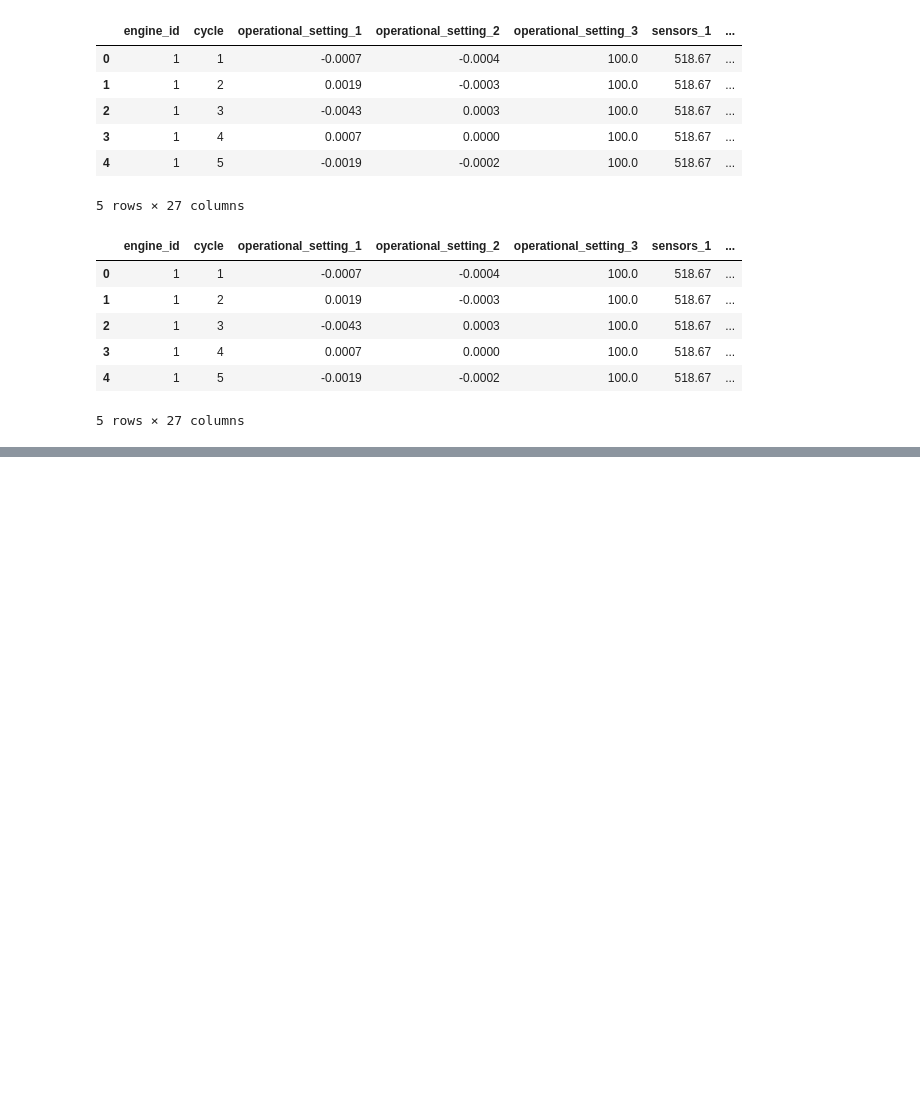
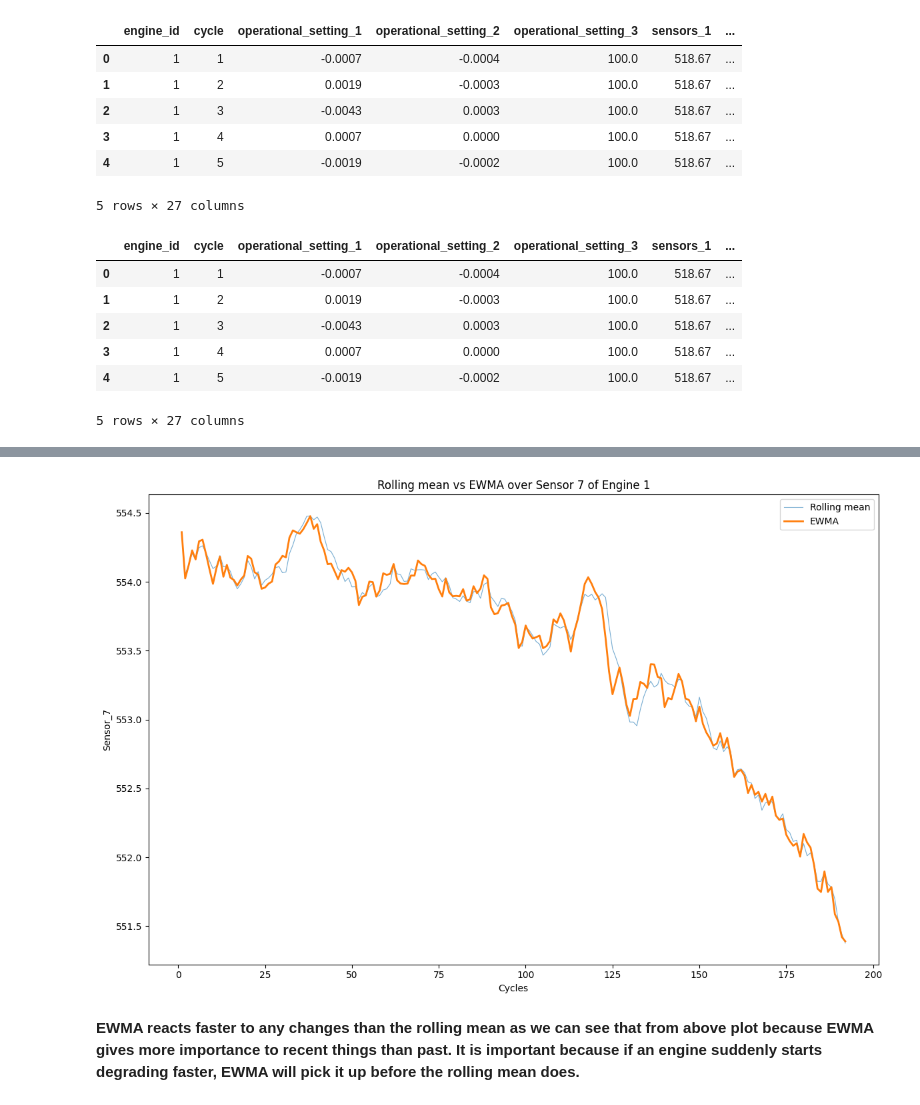
Before and after one commit to rikesh28/predictive_maintenance_engine, a Jupyter notebook: notebooks/02_feature_engineering.ipynb, the cells around one changed output, grey strips where cells are left out. Saved outputs shown, nothing was run; the diff lists cells and outputs as text; code cells hidden in the pictures; blank space fills up the shorter version.

```diff
--- a/notebooks/02_feature_engineering.ipynb
+++ b/notebooks/02_feature_engineering.ipynb
@@ -93,0 +231,8 @@ op_settings = ['operational_setting_1','operational_setting_2','operational_sett
+# %%
+def ewma(df):
+  for sensor in useful_sensors:
+    df[f'{sensor}_ewm'] = df.groupby('engine_id')[sensor].transform(lambda x:x.ewm(span = 10).mean())
+
+  return df
+
+train_df_fd001 = ewma(train_df_fd001)
@@ -93,0 +249,16 @@ op_settings = ['operational_setting_1','operational_setting_2','operational_sett
+# %%
+engine_1 = train_df_fd001[train_df_fd001['engine_id'] == 1].copy()
+
+fig, ax = plt.subplots(figsize = (12, 8))
+ax.plot(engine_1['cycle'], engine_1['sensors_7_rmean_10'], linewidth = 0.8, label = 'Rolling mean', alpha = 0.6)
+ax.plot(engine_1['cycle'], engine_1['sensors_7_ewm'], linewidth = 2, label = 'EWMA')
+ax.set_xlabel('Cycles')
+ax.set_ylabel('Sensor_7')
+ax.set_title('Rolling mean vs EWMA over Sensor 7 of Engine 1')
+ax.legend()
+plt.tight_layout()
+plt.show()
+# %% [output]
+[figure, added]
+# %% [markdown]
+**EWMA reacts faster to any changes than the rolling mean as we can see that from above plot because EWMA gives more importance to recent things than past. It is important because if an engine suddenly starts degrading faster, EWMA will pick it up before the rolling mean does.**
```
Also changed, not shown: parts of 14 cells of this notebook.
